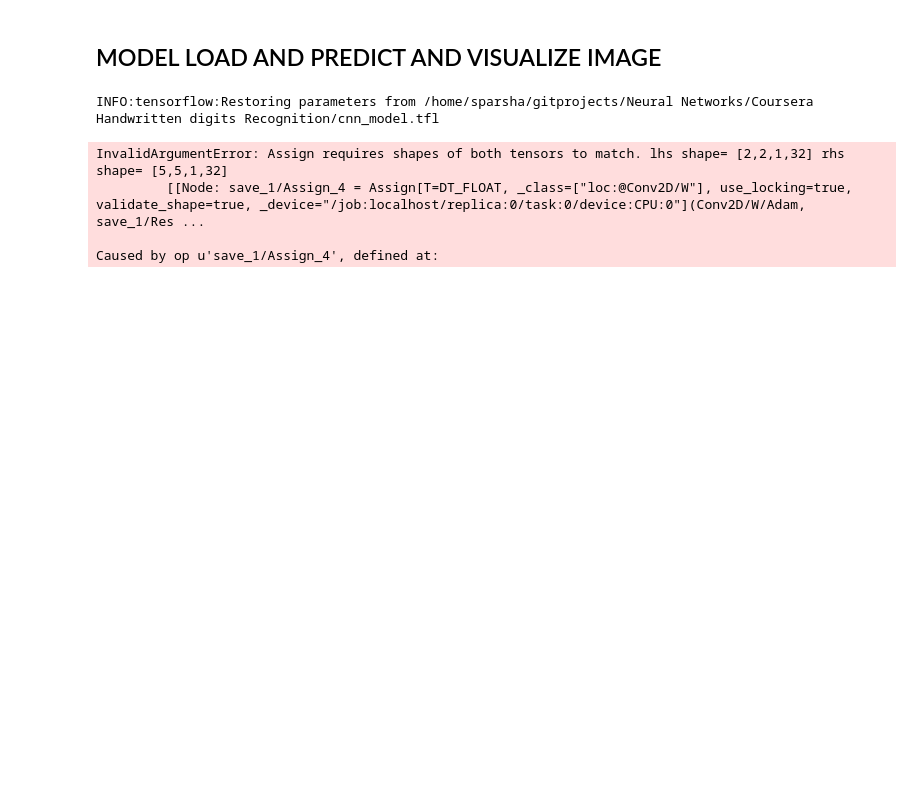
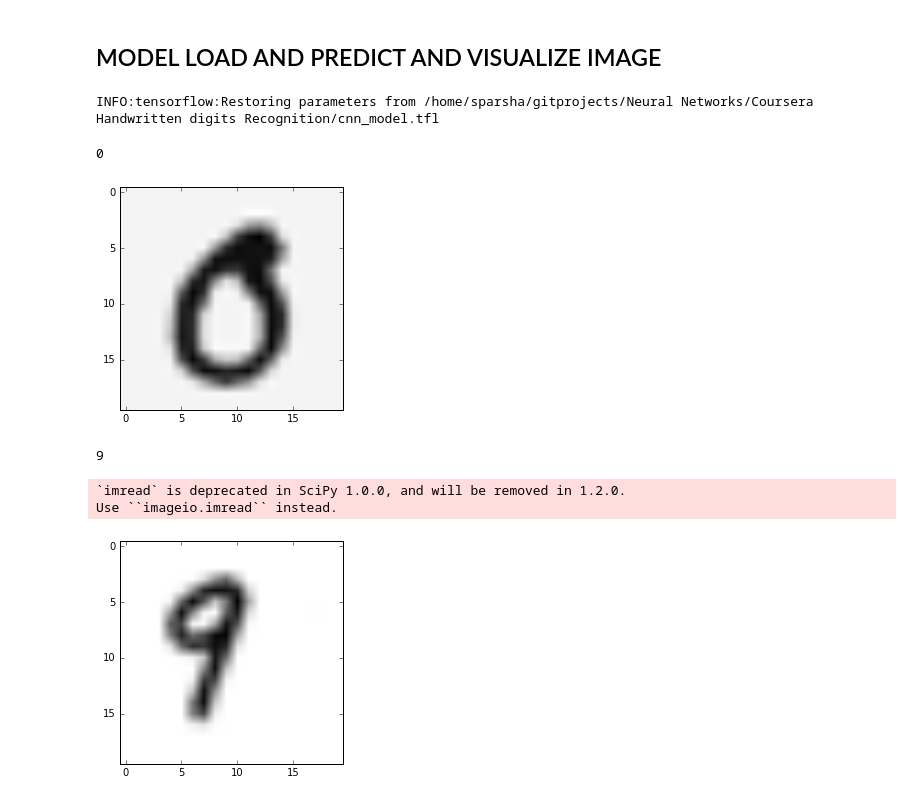
Before and after one commit to SparshaSaha/Neural-Nets, a Jupyter notebook: Coursera Handwritten digits Recognition/Coursera_digit_recog_using_CNN.ipynb, the cells around one changed output. Saved outputs shown, nothing was run; the diff lists cells and outputs as text; code cells hidden in the pictures; blank space fills up the shorter version.

Commit message:
Tested against custom image produced in paint

```diff
--- a/Coursera Handwritten digits Recognition/Coursera_digit_recog_using_CNN.ipynb
+++ b/Coursera Handwritten digits Recognition/Coursera_digit_recog_using_CNN.ipynb
@@ -190,31 +215,52 @@ Training Step: 937  | total loss: 0.06696 | time: 6.641s
 # %% [markdown]
 ## MODEL LOAD AND PREDICT AND VISUALIZE IMAGE
+# %%
+model.load("cnn_model.tfl")
+# %% [output]
+INFO:tensorflow:Restoring parameters from /home/sparsha/gitprojects/Neural Networks/Coursera Handwritten digits Recognition/cnn_model.tfl
 # %%
-model.load("cnn_model.tfl")
-c=2364
+
+c=200
 predict=model.predict([x_train[c]])
 maximum=-250000
 max_index=0
 for i in range(len(predict[0])):
     if predict[0][i]>maximum:
         maximum=predict[0][i]
         max_index=i
 
 if max_index==9:
     print(0)
 else:
     print(max_index+1)
 
 
 x=zp[c]
 
 x=np.matrix(x)
 x=x.transpose()
 pyplot.imshow(x,cmap=cm.gray_r)
 pyplot.show()
+
+img=scipy.misc.imread('9_img.png')
+img=255-img
+img=img/255.0
+img=img.transpose()
+
+f=np.array(img)
+f=f.reshape(20,20,1)
+
+p=model.predict([f])
+print(np.argmax(p)+1)
+f=f.reshape(20,20)
+f=np.matrix(f)
+f=f.transpose()
+pyplot.imshow(f,cmap=cm.gray_r)
+pyplot.show()
 # %% [output]
-INFO:tensorflow:Restoring parameters from /home/sparsha/gitprojects/Neural Networks/Coursera Handwritten digits Recognition/cnn_model.tfl
+0
+[figure, added]
-InvalidArgumentError: Assign requires shapes of both tensors to match. lhs shape= [2,2,1,32] rhs shape= [5,5,1,32]
-         [[Node: save_1/Assign_4 = Assign[T=DT_FLOAT, _class=["loc:@Conv2D/W"], use_locking=true, validate_shape=true, _device="/job:localhost/replica:0/task:0/device:CPU:0"](Conv2D/W/Adam, save_1/Res ...
-
-Caused by op u'save_1/Assign_4', defined at:
+9
+`imread` is deprecated in SciPy 1.0.0, and will be removed in 1.2.0.
+Use ``imageio.imread`` instead.
+[figure, added]
```
Also changed, not shown: parts of 4 cells of this notebook, 5 other files.
